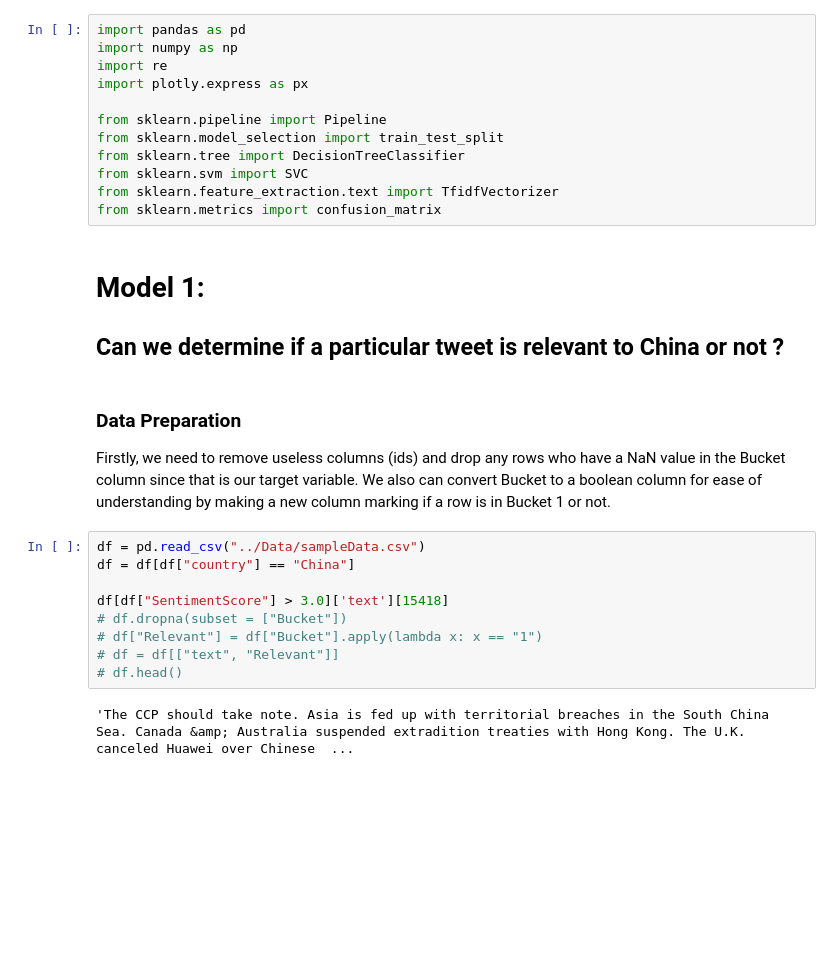
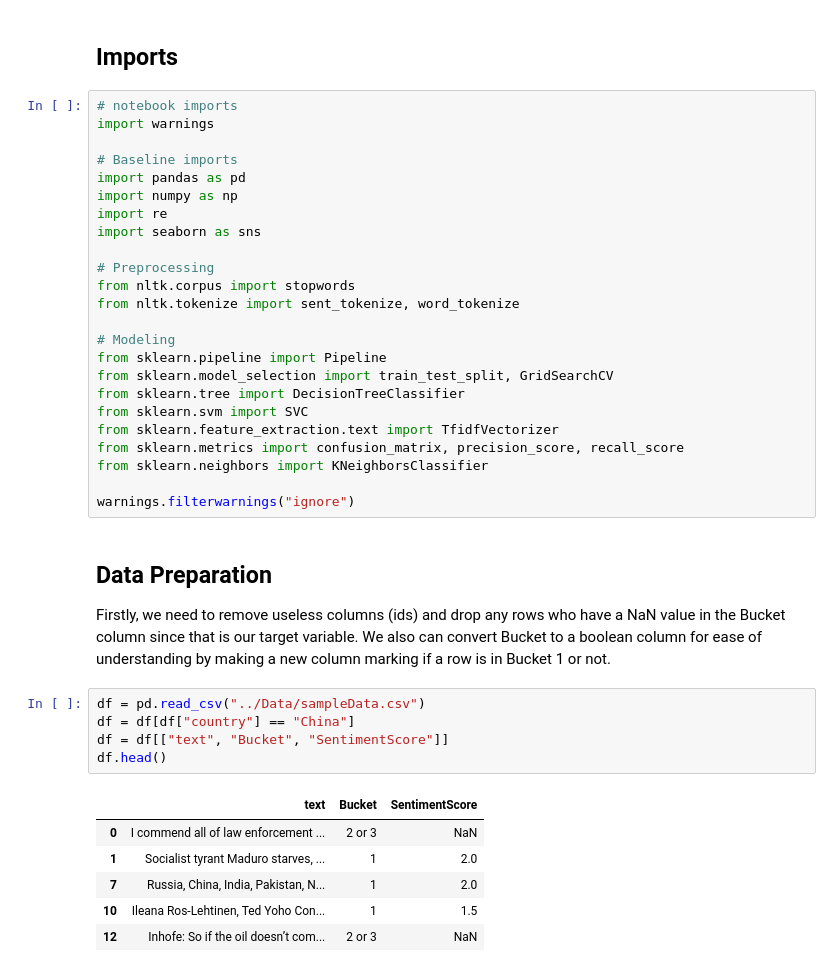
Before and after one commit to gprasad125/dsc180a-project, a Jupyter notebook: Notebooks/modeling.ipynb, the cells around one changed output. Saved outputs shown, nothing was run; the diff lists cells and outputs as text; blank space fills up the shorter version.

```diff
--- a/Notebooks/modeling.ipynb
+++ b/Notebooks/modeling.ipynb
@@ -1,32 +1,43 @@
+# %% [markdown]
+## Imports
 # %%
+# notebook imports
+import warnings
+
+# Baseline imports
 import pandas as pd
 import numpy as np
 import re
-import plotly.express as px
+import seaborn as sns
 
+# Preprocessing
+from nltk.corpus import stopwords
+from nltk.tokenize import sent_tokenize, word_tokenize
+
+# Modeling
 from sklearn.pipeline import Pipeline
-from sklearn.model_selection import train_test_split
+from sklearn.model_selection import train_test_split, GridSearchCV
 from sklearn.tree import DecisionTreeClassifier
 from sklearn.svm import SVC
 from sklearn.feature_extraction.text import TfidfVectorizer
-from sklearn.metrics import confusion_matrix
+from sklearn.metrics import confusion_matrix, precision_score, recall_score
+from sklearn.neighbors import KNeighborsClassifier
+
+warnings.filterwarnings("ignore")
-# %% [markdown]
-# Model 1:
-
-## Can we determine if a particular tweet is relevant to China or not ?
 # %% [markdown]
-### Data Preparation
+## Data Preparation
 
 Firstly, we need to remove useless columns (ids) and drop any rows who have a NaN value in the Bucket column since that is our target variable. We also can convert Bucket to a boolean column for ease of understanding by making a new column marking if a row is in Bucket 1 or not.
 # %%
 df = pd.read_csv("../Data/sampleData.csv")
 df = df[df["country"] == "China"]
-
-df[df["SentimentScore"] > 3.0]['text'][15418]
-# df.dropna(subset = ["Bucket"])
-# df["Relevant"] = df["Bucket"].apply(lambda x: x == "1")
-# df = df[["text", "Relevant"]]
-# df.head()
+df = df[["text", "Bucket", "SentimentScore"]]
+df.head()
 # %% [output]
-'The CCP should take note. Asia is fed up with territorial breaches in the South China Sea. Canada &amp; Australia suspended extradition treaties with Hong Kong. The U.K. canceled Huawei over Chinese  ...
+|  | text | Bucket | SentimentScore |
+| 0 | I commend all of law enforcement ... | 2 or 3 | NaN |
+| 1 | Socialist tyrant Maduro starves, ... | 1 | 2.0 |
+| 7 | Russia, China, India, Pakistan, N... | 1 | 2.0 |
+| 10 | Ileana Ros-Lehtinen, Ted Yoho Con... | 1 | 1.5 |
+| 12 | Inhofe: So if the oil doesn’t com... | 2 or 3 | NaN |
 # %%
```
Also changed, not shown: parts of 36 cells of this notebook.
